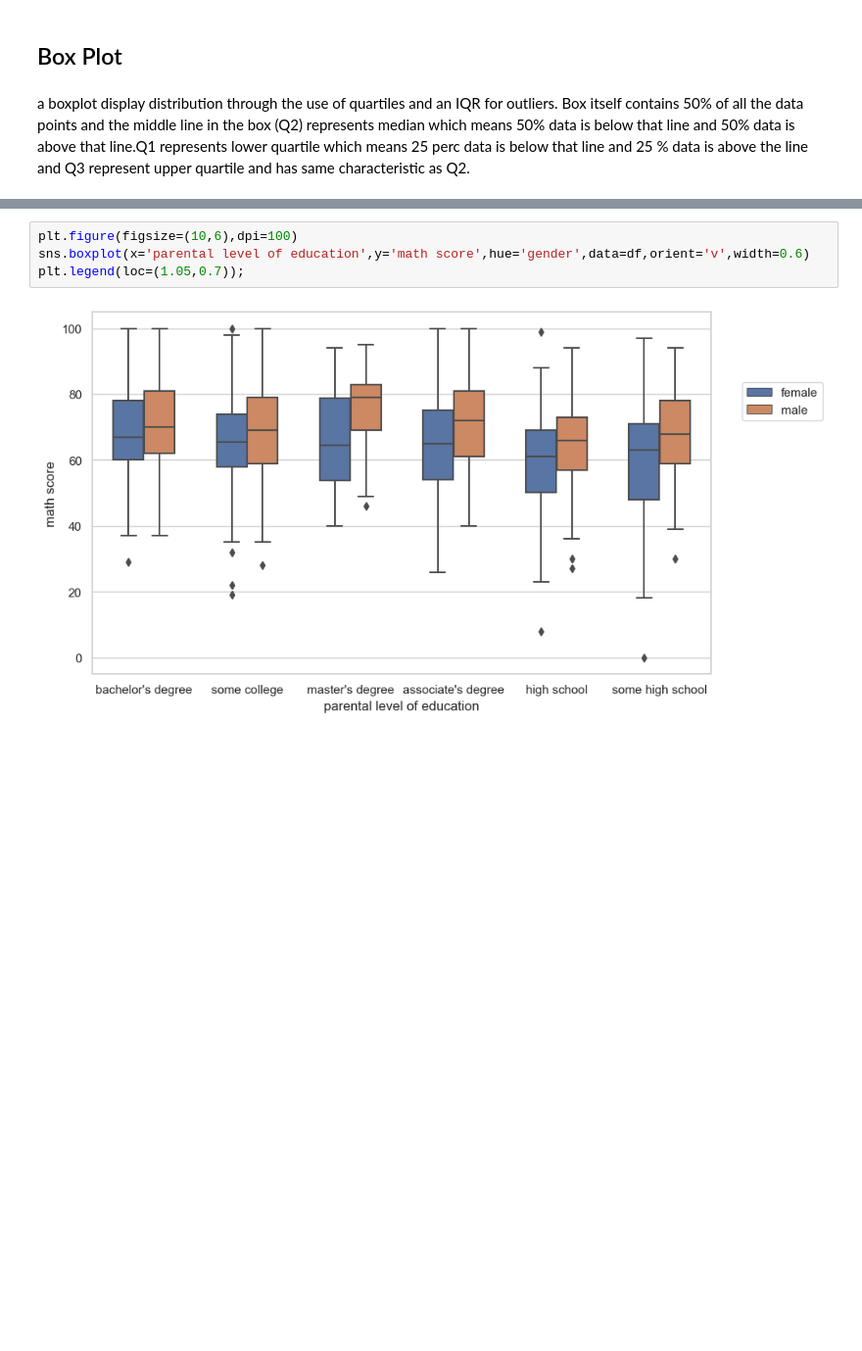
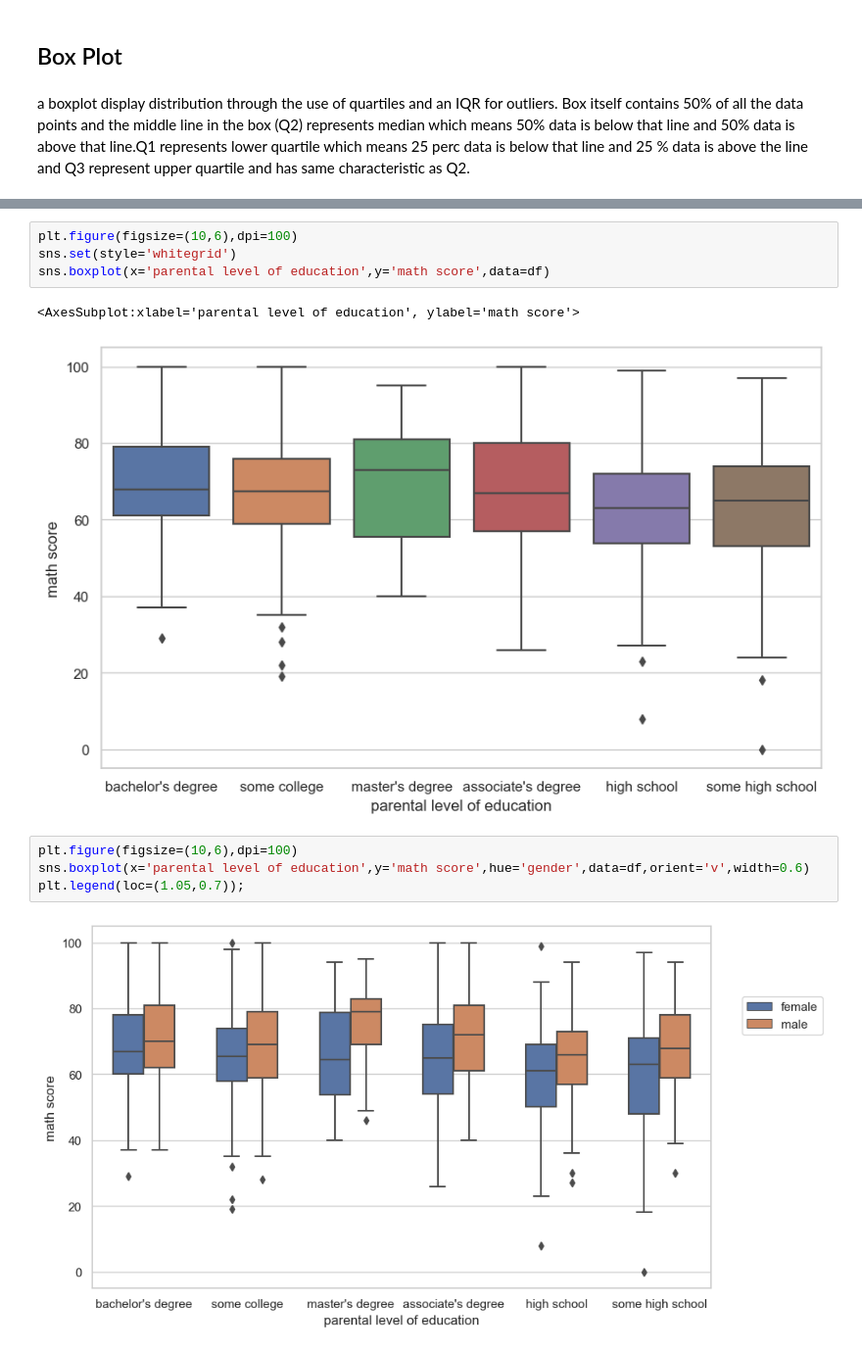
Before and after one commit to DanialAslam04/Time-Methods-pandas, a Jupyter notebook: Data Visualization/Seaborn/Data Visualization (Seaborn).ipynb, the cells around one changed output, grey strips where cells are left out. Shown at 98% size. Saved outputs shown, nothing was run; the diff lists cells and outputs as text; blank space fills up the shorter version.

```diff
--- a/Data Visualization/Seaborn/Data Visualization (Seaborn).ipynb
+++ b/Data Visualization/Seaborn/Data Visualization (Seaborn).ipynb
@@ -313,6 +313,13 @@ memory usage: 62.6+ KB
 a boxplot display distribution through the use of quartiles and an IQR for outliers. Box itself contains 50% of all the data points and the middle line in the box (Q2) represents median which means 50% data is below that line and 50% data is above that line.Q1 represents lower quartile which means 25 perc data is below that line and 25 % data is above the line and Q3 represent upper quartile and has same characteristic as Q2.
 # %% [markdown]
 ![box-whisker-plot.jpg](attachment:box-whisker-plot.jpg)
+# %%
+plt.figure(figsize=(10,6),dpi=100)
+sns.set(style='whitegrid')
+sns.boxplot(x='parental level of education',y='math score',data=df)
+# %% [output]
+<AxesSubplot:xlabel='parental level of education', ylabel='math score'>
+[figure, added]
 # %%
 plt.figure(figsize=(10,6),dpi=100)
 sns.boxplot(x='parental level of education',y='math score',hue='gender',data=df,orient='v',width=0.6)
```
Also changed, not shown: parts of 39 cells of this notebook.
